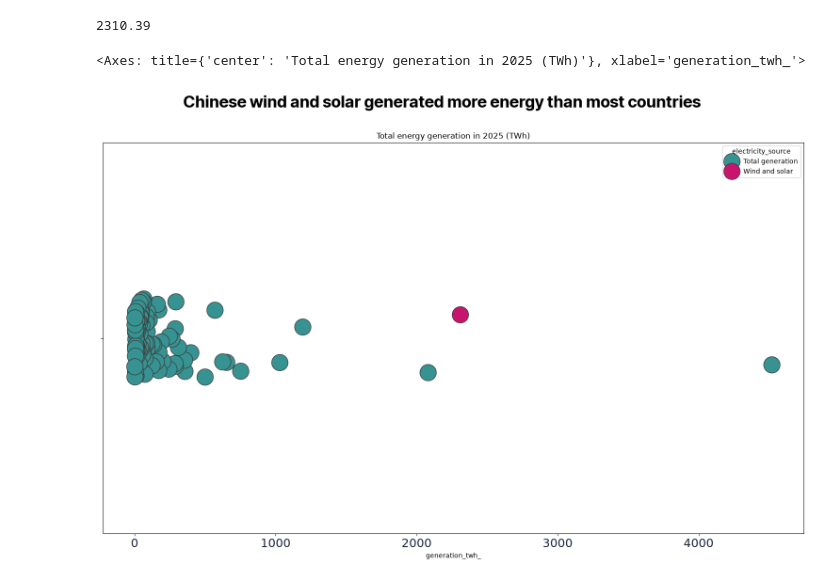
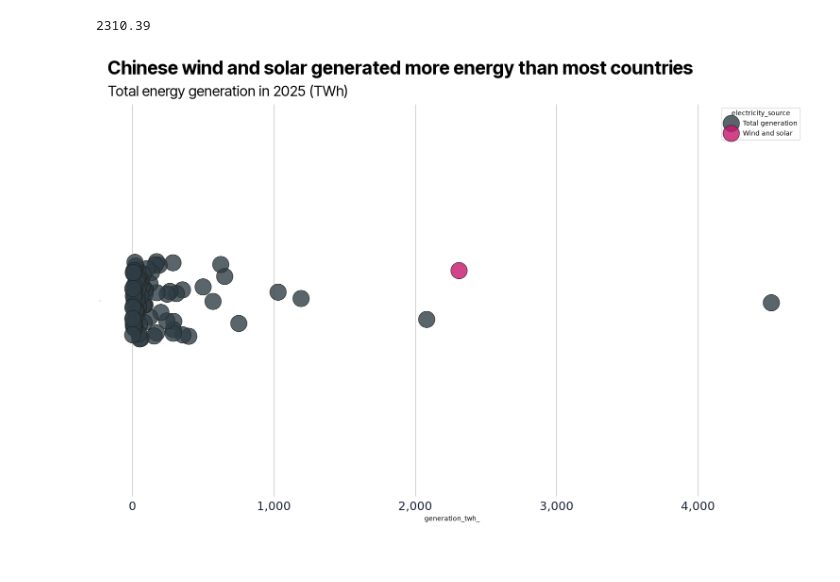
Before and after one commit to TurnerHaa/chinaEnergy, a Jupyter notebook: chinaEnergy.ipynb, the cells around one changed output. Drawn from its saved outputs; the diff is of its cells as text; code cells hidden in the pictures; blank space fills up the shorter version.

Commit message:
Added background and point colours

```diff
--- a/chinaEnergy.ipynb
+++ b/chinaEnergy.ipynb
@@ -11,7 +12,7 @@ import janitor
 # %%
 generation_data = pd.read_csv('data/release_generation_yearly_global.csv')
 
-generation_data = generation_data.clean_names()
+generation_data = clean_names(generation_data)
 
 generation_data.info()
 # %% [output]
@@ -55,43 +56,57 @@ generation_data = generation_data.sort_values(by='generation_twh_', ascending=Fa
 # ================================
 
 # set colours
-background = '#f5f7fa'
+background = '#FFDCCC'
 text_colour = '#192238'
 
 # set copy
 title = "Chinese wind and solar generated more energy than most countries"
 subtitle = "Total energy generation in 2025 (TWh)"
 
 # set typeface properties
 title_font = {
     'fontname': 'Inter Tight',
     'weight': 'bold',
-    'fontsize' : 25
+    'fontsize': 28
+              }
+
+subtitle_font = {
+    'fontname': 'Inter Tight',
+    'fontsize': 22
               }
 
 # equivalent to R themes() for quick styling
 # plt.style.use('seaborn-v0_8')
 
 # call specific elements to update theme
 mpl.rcParams['xtick.color'] = text_colour
 mpl.rcParams['xtick.labelsize'] = '18'
 
 fig, ax = plt.subplots(figsize=(1920, 1080, 'px'))
 
+ax.text(0.01, 1.065, title, transform=ax.transAxes, ha='left', va='bottom', **title_font)
+ax.text(0.01, 1.012, subtitle, transform=ax.transAxes, ha='left', va='bottom', **subtitle_font)
 
-plt.suptitle(title, **title_font)
-plt.title(subtitle)
 
 palette = {
-    'Total generation': '#379392',
+    'Total generation': '#2F3E46',
     'Wind and solar': '#C7156D'
 }
 
 # ax.set(xscale="log")
-sns.stripplot(x='generation_twh_', data=generation_data, size=25, hue='electricity_source', linewidth=1,  palette=palette)
+sns.stripplot(x='generation_twh_', jitter=True, data=generation_data, size=25, hue='electricity_source', linewidth=1,  palette=palette, alpha=0.8)
+
+plt.tick_params(axis='x', which='both', bottom=False, top=False)
+plt.tick_params(axis='y', which='both', bottom=False, top=False)
+plt.grid(axis='x')
+
+ax.xaxis.set_major_formatter(ticker.StrMethodFormatter("{x:,.0f}"))
 
 
+
+for pos in ['right', 'top', 'bottom', 'left']:
+    plt.gca().spines[pos].set_visible(False)
+
 # ax.set_xlim(50, 5000)
 # %% [output]
-<Axes: title={'center': 'Total energy generation in 2025 (TWh)'}, xlabel='generation_twh_'>
-[figure, old version]
+[figure, new version]
```
Also changed, not shown: parts of 3 cells of this notebook.
